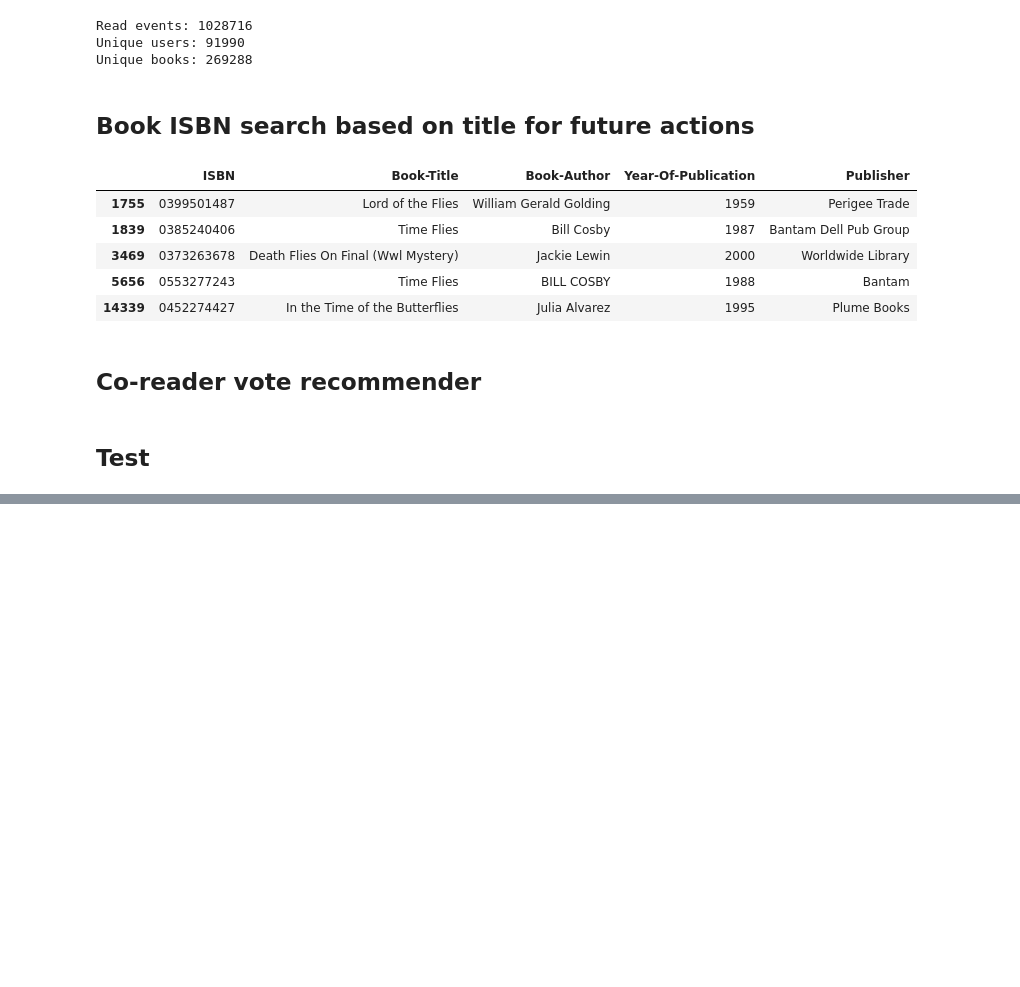
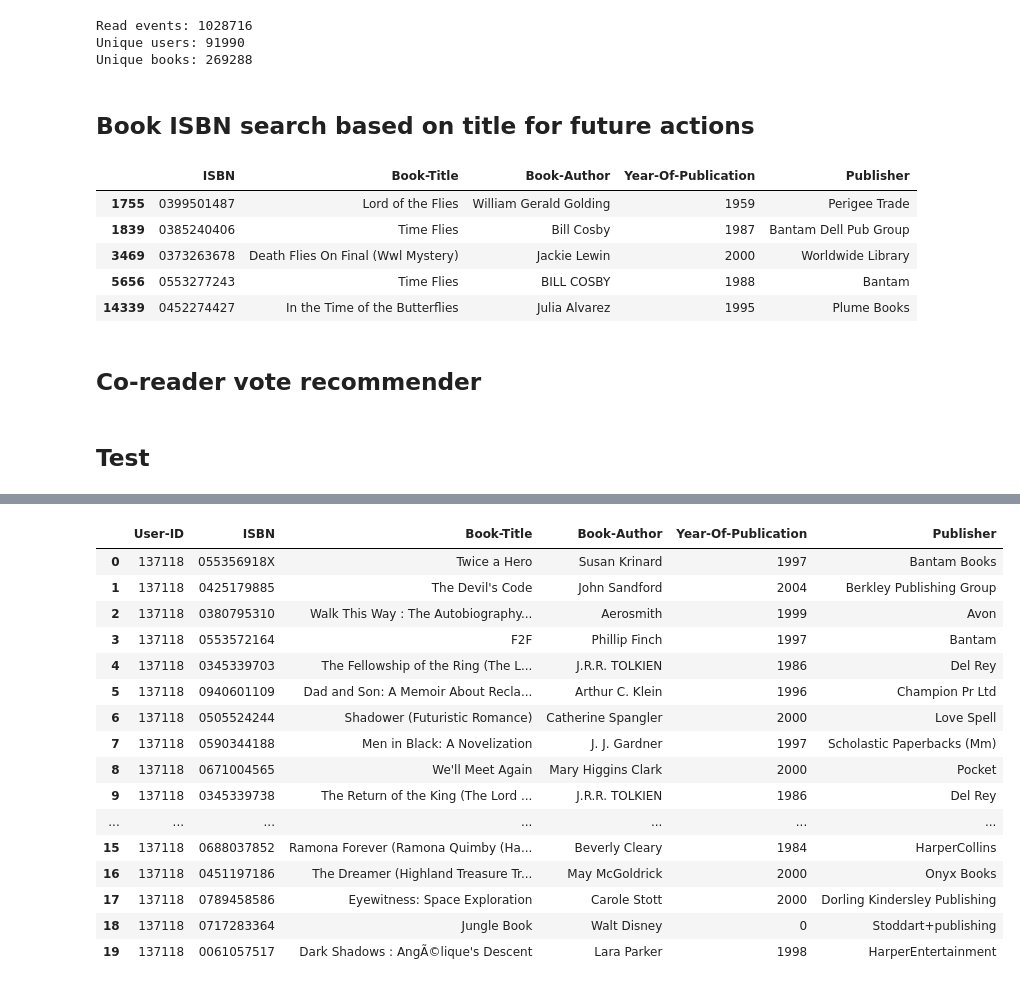
Before and after one commit to vladipetkov/Amazon-Books, a Jupyter notebook: book_recommendation_beta.ipynb, the cells around one changed output, grey strips where cells are left out. Cells and saved outputs as stored; diff of their text form; code cells hidden in the pictures; blank space fills up the shorter version.

Commit message:
Update book_recommendation_beta.ipynb
Extra test added to the model using real user in the set

```diff
--- a/book_recommendation_beta.ipynb
+++ b/book_recommendation_beta.ipynb
@@ -63,9 +63,7 @@ read_events = ratings_clean[["User-ID", "ISBN"]].drop_duplicates()
 # Keep only books that exist in the books table
 read_events = read_events[read_events["ISBN"].isin(books_clean["ISBN"])].copy()
 
-books_small = books_clean[
-    ["ISBN", "Book-Title", "Book-Author", "Year-Of-Publication", "Publisher"]
-].drop_duplicates("ISBN")
+books_small = books_clean[["ISBN", "Book-Title", "Book-Author", "Year-Of-Publication", "Publisher"]].drop_duplicates("ISBN")
 
 print("Read events:", len(read_events))
 print("Unique users:", read_events["User-ID"].nunique())
@@ -242,3 +219,82 @@ Number of valid seed ISBNs: 9
 | 17 | 0440206154 | 327 | 160 | 365 | 17.115962 | Red Dragon | ... |
 | 18 | 0316601950 | 320 | 178 | 568 | 13.426902 | The Pilot's Wife : A Novel | ... |
 | 19 | 0446672211 | 320 | 176 | 585 | 13.230372 | Where the Heart Is (Oprah's Book ... | ... |
+# %%
+def test_random_user_recommendations(
+    min_books_read=15,
+    n_seed_books=15,
+    n_recommendations=20,
+    random_state=42
+):
+    # Count how many books each user has read/interacted with
+    user_book_counts = read_events.groupby("User-ID")["ISBN"].nunique()
+
+    # Keep only users with at least min_books_read books
+    eligible_users = user_book_counts[user_book_counts >= min_books_read].index
+
+    print("Eligible users:", len(eligible_users))
+
+    if len(eligible_users) == 0:
+        raise ValueError("No users found with enough read books.")
+
+    # Pick one random user
+    random_user_id = pd.Series(eligible_users).sample(n=1, random_state=random_state).iloc[0]
+
+    print("Random user:", random_user_id)
+
+    # Get all books read by this user
+    random_user_books = read_events[ read_events["User-ID"] == random_user_id].copy()
+
+    # Add book information to all read books
+    random_user_books_info = random_user_books.merge( books_small, on="ISBN", how="left")
+
+    # Pick n_seed_books random books from this user as input
+    seed_books = random_user_books.sample( n=n_seed_books, random_state=random_state).copy()
+
+    seed_isbns = seed_books["ISBN"].tolist()
+
+    # Add book information to seed books
+    seed_books_info = seed_books.merge( books_small, on="ISBN", how="left")
+
+    print("\nSeed ISBNs:")
+    print(seed_isbns)
+    print("\nBooks used as input:")
+    display(seed_books_info)
+
+    # Run the beta recommendation model
+    recommendations = recommend_by_coreader_votes( seed_isbns, n_recommendations=n_recommendations)
+
+    print("\nRecommendations:")
+    display(recommendations)
+
+    # Check overlap between user's read books and recommendations
+    read_isbns = set(random_user_books["ISBN"])
+    recommended_isbns = set(recommendations["ISBN"])
+
+    overlap_isbns = read_isbns.intersection(recommended_isbns)
+    overlap_books = recommendations[recommendations["ISBN"].isin(overlap_isbns)].copy()
+
+    print("\nOverlap check:")
+    print("Total books read by user:", len(read_isbns))
+    print("Total recommendations:", len(recommended_isbns))
+    print("Recommended books already read by user:", len(overlap_isbns))
+
+    if len(recommended_isbns) > 0:
+        print(
+            "Share of recommendations already read:",
+            round(len(overlap_isbns) / len(recommended_isbns), 3)
+        )
+
+    print("\nRecommended books that the user had already read:")
+    display(overlap_books)
+
+    return random_user_id, seed_books_info, recommendations, random_user_books_info, overlap_books
+
+
+random_user_id, seed_books_info, recommendations, random_user_books_info, overlap_books = test_random_user_recommendations(
+    min_books_read=30,
+    n_seed_books=20,
+    n_recommendations=10,
+    random_state=42
+)
+# %% [output]
@@ -244,0 +308,17 @@ Number of valid seed ISBNs: 9
+|  | User-ID | ISBN | Book-Title | Book-Author | Year-Of-Publication | Publisher |
+| 0 | 137118 | 055356918X | Twice a Hero | Susan Krinard | 1997 | Bantam Books |
+| 1 | 137118 | 0425179885 | The Devil's Code | John Sandford | 2004 | Berkley Publishing Group |
+| 2 | 137118 | 0380795310 | Walk This Way : The Autobiography... | Aerosmith | 1999 | Avon |
+| 3 | 137118 | 0553572164 | F2F | Phillip Finch | 1997 | Bantam |
+| 4 | 137118 | 0345339703 | The Fellowship of the Ring (The L... | J.R.R. TOLKIEN | 1986 | Del Rey |
+| 5 | 137118 | 0940601109 | Dad and Son: A Memoir About Recla... | Arthur C. Klein | 1996 | Champion Pr Ltd |
+| 6 | 137118 | 0505524244 | Shadower (Futuristic Romance) | Catherine Spangler | 2000 | Love Spell |
+| 7 | 137118 | 0590344188 | Men in Black: A Novelization | J. J. Gardner | 1997 | Scholastic Paperbacks (Mm) |
+| 8 | 137118 | 0671004565 | We'll Meet Again | Mary Higgins Clark | 2000 | Pocket |
+| 9 | 137118 | 0345339738 | The Return of the King (The Lord ... | J.R.R. TOLKIEN | 1986 | Del Rey |
+| ... | ... | ... | ... | ... | ... | ... |
+| 15 | 137118 | 0688037852 | Ramona Forever (Ramona Quimby (Ha... | Beverly Cleary | 1984 | HarperCollins |
+| 16 | 137118 | 0451197186 | The Dreamer (Highland Treasure Tr... | May McGoldrick | 2000 | Onyx Books |
+| 17 | 137118 | 0789458586 | Eyewitness: Space Exploration | Carole Stott | 2000 | Dorling Kindersley Publishing |
+| 18 | 137118 | 0717283364 | Jungle Book | Walt Disney | 0 | Stoddart+publishing |
+| 19 | 137118 | 0061057517 | Dark Shadows : AngÃ©lique's Descent | Lara Parker | 1998 | HarperEntertainment |
```
Also changed, not shown: parts of 4 cells of this notebook.
